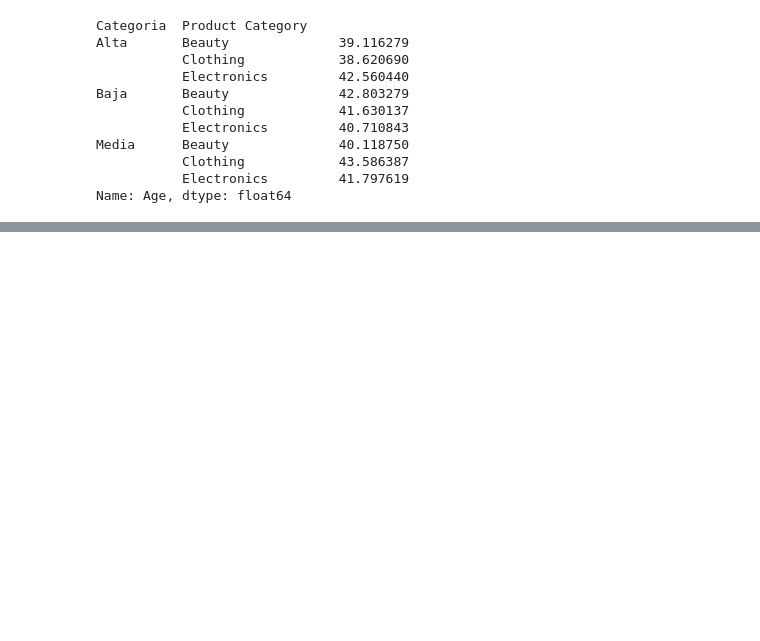
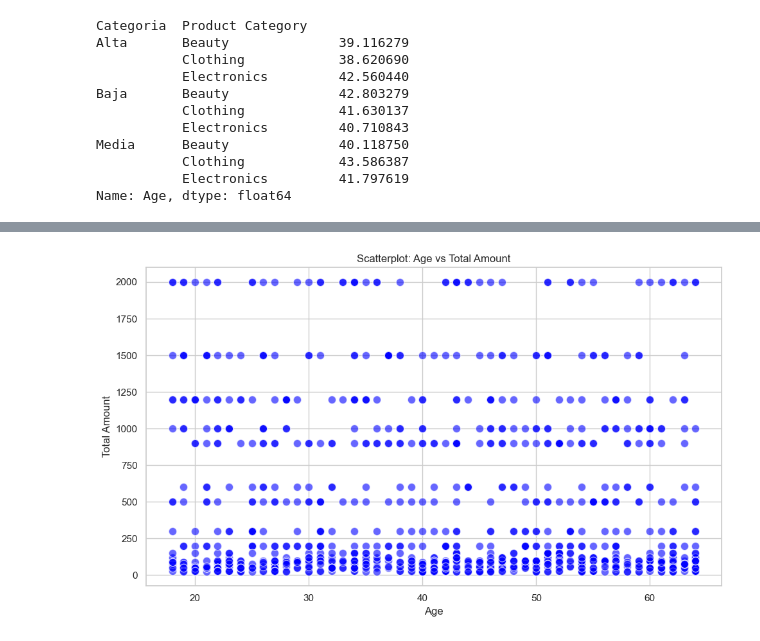
Before and after one commit to DiegoAmarilla97/codingdojo, a Jupyter notebook: retail_sales_analysis/retail_sales_analysis_parte3.ipynb, the cells around one changed output, grey strips where cells are left out. Saved outputs shown, nothing was run; the diff lists cells and outputs as text; code cells hidden in the pictures; blank space fills up the shorter version.

```diff
--- a/retail_sales_analysis/retail_sales_analysis_parte3.ipynb
+++ b/retail_sales_analysis/retail_sales_analysis_parte3.ipynb
@@ -77,0 +122,15 @@ df.head()
+# %%
+plt.figure(figsize=(10, 6))
+plt.scatter(df['Age'], df['Total Amount'], alpha=0.6, c='blue', edgecolors='w', s=80)
+
+# Add labels and title
+plt.xlabel('Age')
+plt.ylabel('Total Amount')
+plt.title('Scatterplot: Age vs Total Amount')
+
+# Display the plot
+plt.grid(True)
+plt.tight_layout()
+plt.show()
+# %% [output]
+[figure, added]
```
Also changed, not shown: parts of 2 cells of this notebook.
